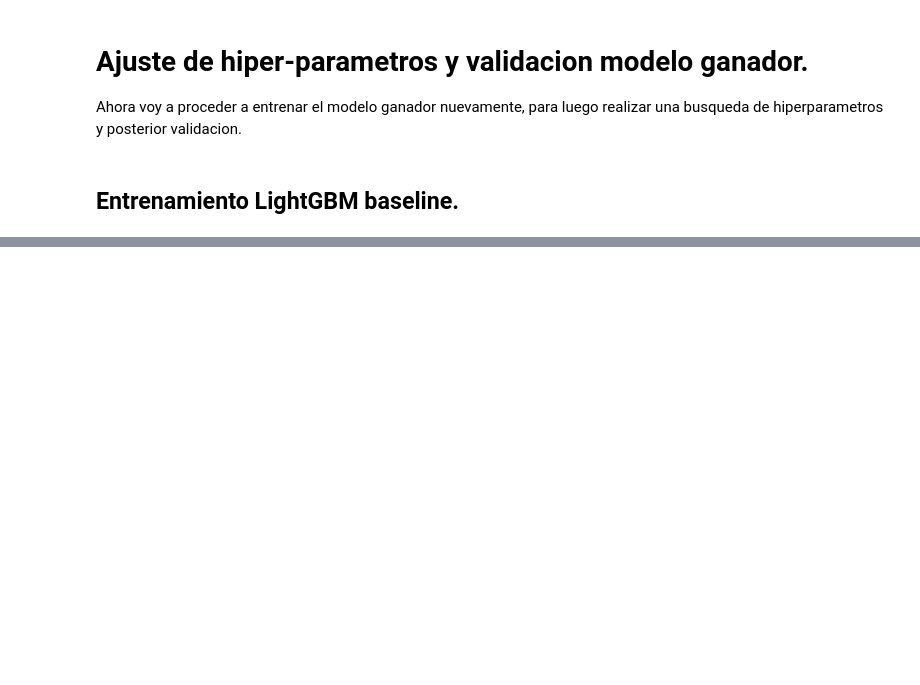
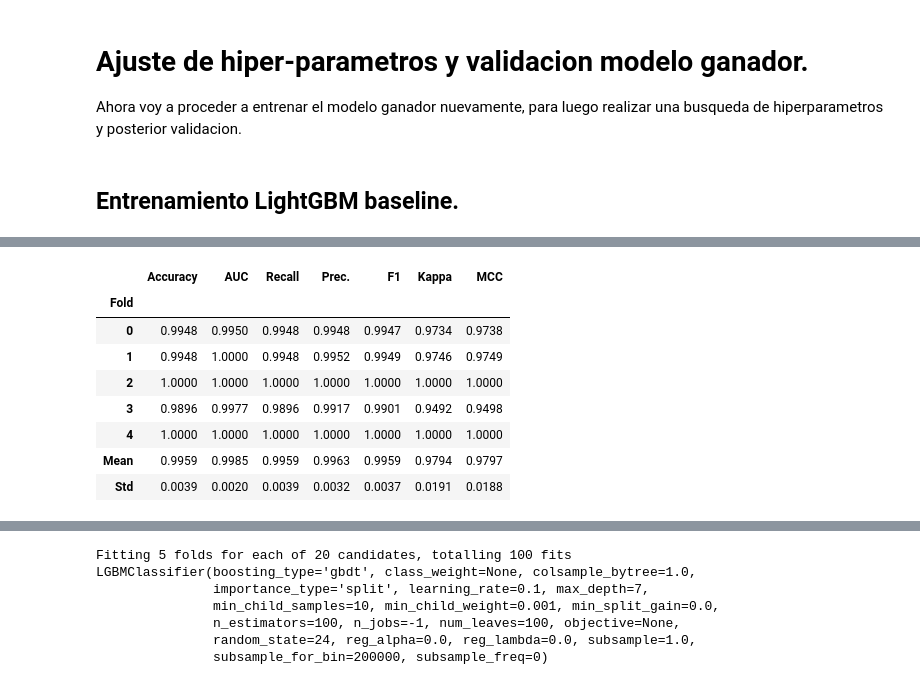
Before and after one commit to bautidea/kaggle_competitions, a Jupyter notebook: market_sentiment_analysis/resolucion.ipynb, the cells around one changed output, grey strips where cells are left out. Cells and saved outputs as stored; diff of their text form; code cells hidden in the pictures; blank space fills up the shorter version.

```diff
--- a/market_sentiment_analysis/resolucion.ipynb
+++ b/market_sentiment_analysis/resolucion.ipynb
@@ -1292,0 +1312,21 @@ baseline_lgbm = create_model('lightgbm')
+# %%
+custom_lgbm_grid = {
+    'learning_rate': [0.01, 0.05, 0.1],
+    'max_depth': [5, 7, 10],
+    'num_leaves': [31, 50, 100],
+    'min_child_samples': [10, 20, 50],
+    'boosting_type': ['gbdt'],
+    'min_split_gain': [0.0, 0.1]
+}
+
+tuned_lgbm = tune_model(
+    baseline_lgbm,
+    optimize='f1',
+    fold=5,
+    n_iter=20,
+    search_library='scikit-learn',
+    search_algorithm='random',
+    custom_grid=custom_lgbm_grid
+)
+print(tuned_lgbm)
+# %% [output]
@@ -1292,0 +1334,9 @@ baseline_lgbm = create_model('lightgbm')
+|  | Accuracy | AUC | Recall | Prec. | F1 | Kappa | MCC |
+| Fold |  |  |  |  |  |  |  |
+| 0 | 0.9948 | 0.9950 | 0.9948 | 0.9948 | 0.9947 | 0.9734 | 0.9738 |
+| 1 | 0.9948 | 1.0000 | 0.9948 | 0.9952 | 0.9949 | 0.9746 | 0.9749 |
+| 2 | 1.0000 | 1.0000 | 1.0000 | 1.0000 | 1.0000 | 1.0000 | 1.0000 |
+| 3 | 0.9896 | 0.9977 | 0.9896 | 0.9917 | 0.9901 | 0.9492 | 0.9498 |
+| 4 | 1.0000 | 1.0000 | 1.0000 | 1.0000 | 1.0000 | 1.0000 | 1.0000 |
+| Mean | 0.9959 | 0.9985 | 0.9959 | 0.9963 | 0.9959 | 0.9794 | 0.9797 |
+| Std | 0.0039 | 0.0020 | 0.0039 | 0.0032 | 0.0037 | 0.0191 | 0.0188 |
@@ -1293 +1344,8 @@ baseline_lgbm = create_model('lightgbm')
+Fitting 5 folds for each of 20 candidates, totalling 100 fits
+LGBMClassifier(boosting_type='gbdt', class_weight=None, colsample_bytree=1.0,
+               importance_type='split', learning_rate=0.1, max_depth=7,
+               min_child_samples=10, min_child_weight=0.001, min_split_gain=0.0,
+               n_estimators=100, n_jobs=-1, num_leaves=100, objective=None,
+               random_state=24, reg_alpha=0.0, reg_lambda=0.0, subsample=1.0,
+               subsample_for_bin=200000, subsample_freq=0)
 # %% [markdown]
```
Also changed, not shown: parts of 32 cells of this notebook.
